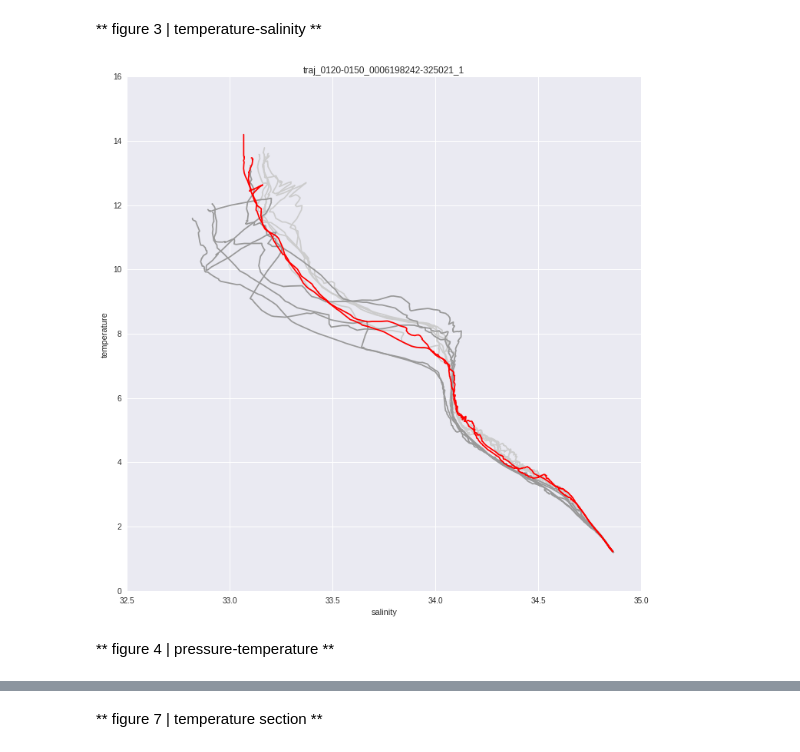
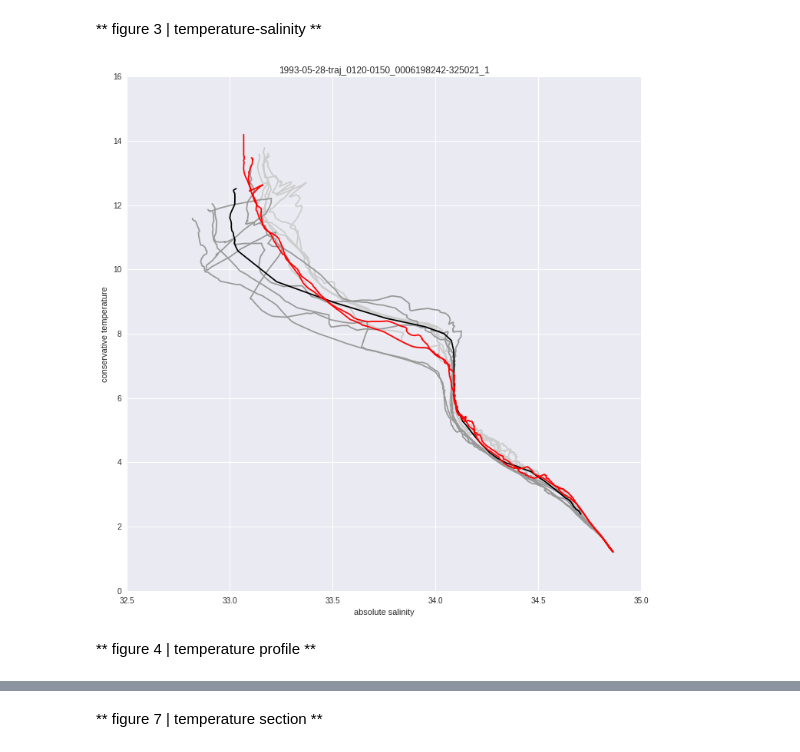
Before and after one commit to eapsclimate/cchdo-data, a Jupyter notebook: rcs-eddies/traj_0120-0150_0006198242-325021_1.ipynb, the cells around one changed output, grey strips where cells are left out. Saved outputs shown, nothing was run; the diff lists cells and outputs as text; code cells hidden in the pictures.

```diff
--- a/rcs-eddies/traj_0120-0150_0006198242-325021_1.ipynb
+++ b/rcs-eddies/traj_0120-0150_0006198242-325021_1.ipynb
@@ -4,3 +4,9 @@
 # eddy arguments
 eddy_code = 'traj_0120-0150_0006198242'
 eddy_list = [25, 26, 27, 28, 29, 30, 31]
+# expo arguments
+expo_code = '325021_1'
+expo_list = '/home/cz2397/data/cchdo-ctd/327_p17n_nc_ctd/*_ctd.nc'
+# eddy-expo arguments
+STA_01, CAS_01 = 46, 1
+STA_02, CAS_02 = 47, 1
@@ -11,6 +12,0 @@ expo_list = '/home/cz2397/data/cchdo-ctd/327_p17n_nc_ctd/*_ctd.nc'
-# %%
-# eddy-expo arguments
-STA_01 = 46
-CAS_01 = 1
-STA_02 = 47
-CAS_02 = 1
@@ -114,38 +144,38 @@ plt.show()
 # %% [markdown]
 ** figure 3 | temperature-salinity **
 # %%
-sns.set()
 plt.rcParams['figure.figsize'] = (12, 12)
 for expo in cchdo_ctd.find({'expocode': expo_code}).sort('time', 1):
     ds = xr.open_dataset(expo['path'])
+    time = ds.time.values[0]
     lon = ds.longitude.values[0]
     lat = ds.latitude.values[0]
     p = ds.pressure.values
     t = ds.temperature.values
     s = ds.salinity.values
     sa = gsw.SA_from_SP(s, p, lon, lat)
     ct = gsw.CT_from_t(sa, t, p)
     station = int(ds.STATION_NUMBER)
     cast = int(ds.CAST_NUMBER)
-    if (station == STA_01 and cast == CAS_01):
-        LON_01 = lon
-        plt.plot(sa, ct, color='#ff0000', zorder=3)
-    elif (station == STA_02 and cast == CAS_02):
-        LON_02 = lon
-        plt.plot(sa, ct, color='#ff0000', zorder=3)
-    elif ((STA_01-6) < station < STA_01):
+    if station == STA_01 and cast == CAS_01:
+        plt.plot(sa, ct, color='#ff0000', zorder=4)
+        time_print = str(time)[0:10]
+    elif station == STA_02 and cast == CAS_02:
+        plt.plot(sa, ct, color='#ff0000', zorder=4)
+    elif (STA_01-6) < station < STA_01:
         plt.plot(sa, ct, color='#cccccc', zorder=1)
-    elif (STA_02 < station < (STA_02+6)):
+    elif STA_02 < station < (STA_02+6):
         plt.plot(sa, ct, color='#999999', zorder=2)
-plt.title(eddy_code + '-' + expo_code)
-plt.xlabel('salinity')
-plt.ylabel('temperature')
+plt.plot(SA, CT, color='#000000', zorder=3)
+plt.title(time_print + '-' + eddy_code + '-' + expo_code)
+plt.xlabel('absolute salinity')
+plt.ylabel('conservative temperature')
 plt.savefig('figures/figure-3/' + eddy_code + '-' + expo_code + '.jpeg')
 plt.show()
 # %% [output]
-[figure, old version]
+[figure, new version]
 # %% [markdown]
-** figure 4 | pressure-temperature **
+** figure 4 | temperature profile **
 # %%
 sns.set()
 plt.rcParams['figure.figsize'] = (12, 12)
```
Also changed, not shown: parts of 12 cells of this notebook, 8 other files.
